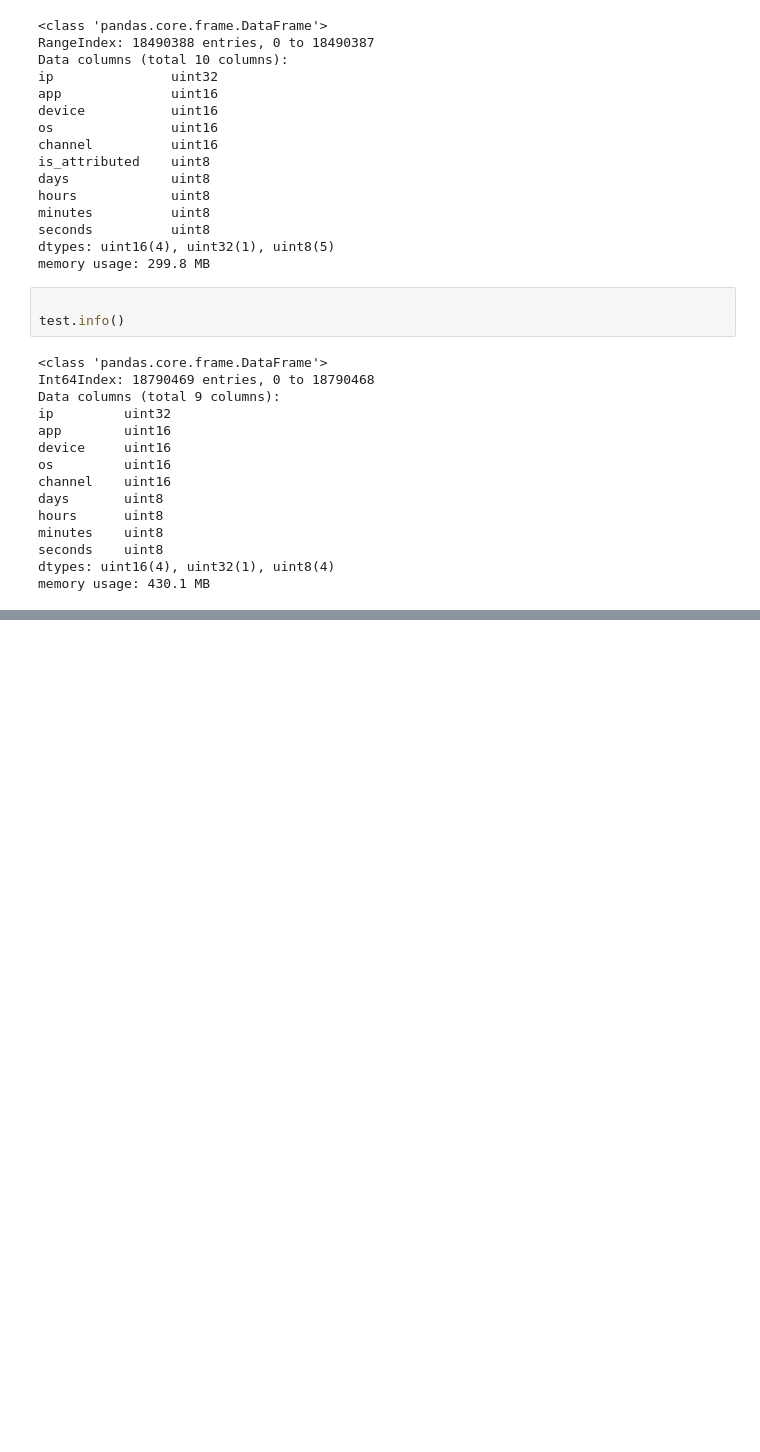
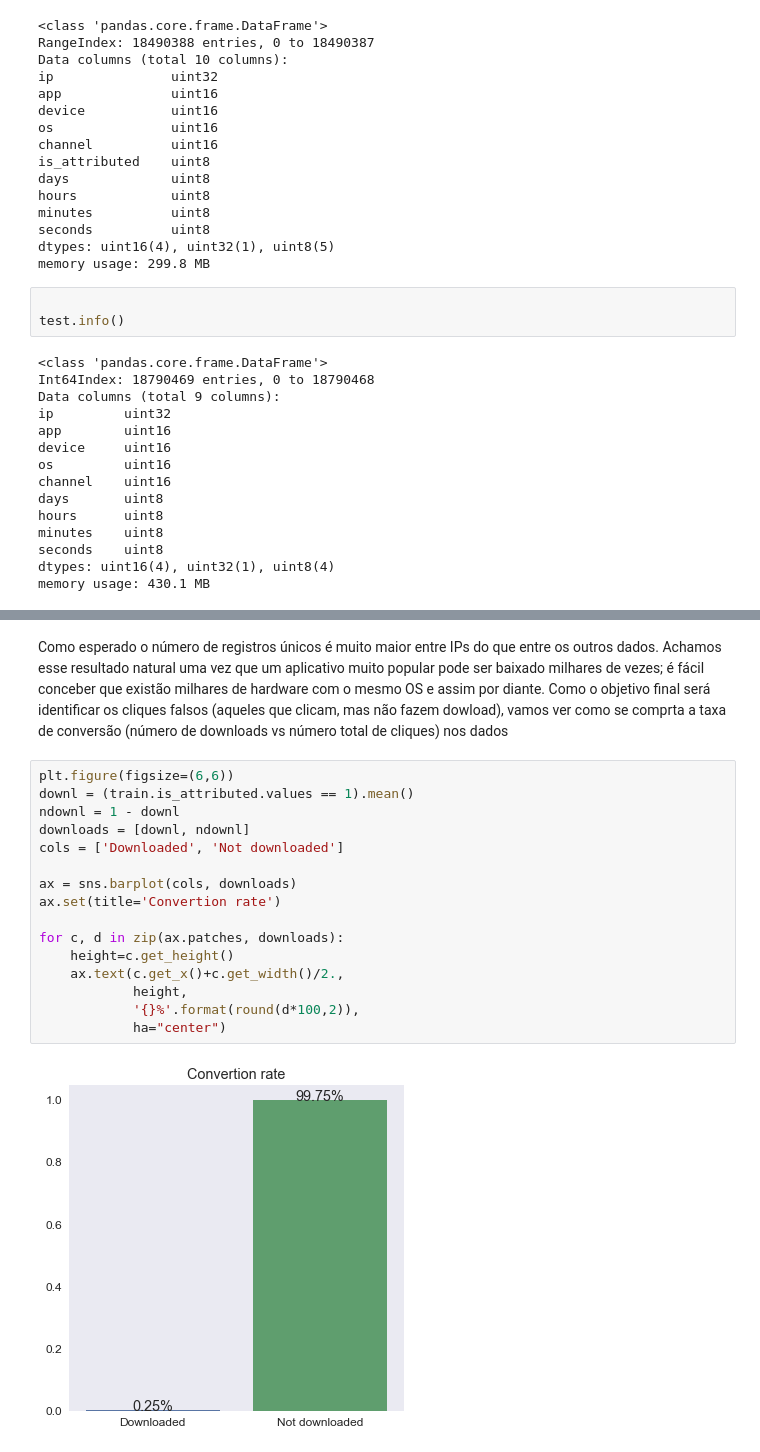
Before and after one commit to rgriva/Kaggle, a Jupyter notebook: EDA-A.ipynb, the cells around one changed output, grey strips where cells are left out. Drawn from its saved outputs; the diff is of its cells as text; blank space fills up the shorter version.

```diff
--- a/EDA-A.ipynb
+++ b/EDA-A.ipynb
@@ -105,0 +141,21 @@ memory usage: 430.1 MB
+# %% [markdown]
+Como esperado o número de registros únicos é muito maior entre IPs do que entre os outros dados. Achamos esse resultado natural uma vez que um aplicativo muito popular pode ser baixado milhares de vezes; é fácil conceber que existão milhares de hardware com o mesmo OS e assim por diante.
+Como o objetivo final será identificar os cliques falsos (aqueles que clicam, mas não fazem dowload), vamos ver como se comprta a taxa de conversão (número de downloads vs número total de cliques) nos dados
+# %%
+plt.figure(figsize=(6,6))
+downl = (train.is_attributed.values == 1).mean()
+ndownl = 1 - downl
+downloads = [downl, ndownl]
+cols = ['Downloaded', 'Not downloaded']
+
+ax = sns.barplot(cols, downloads)
+ax.set(title='Convertion rate')
+
+for c, d in zip(ax.patches, downloads):
+    height=c.get_height()
+    ax.text(c.get_x()+c.get_width()/2.,
+            height,
+            '{}%'.format(round(d*100,2)),
+            ha="center")
+# %% [output]
+[figure, added]
```
Also changed, not shown: parts of 11 cells of this notebook.
